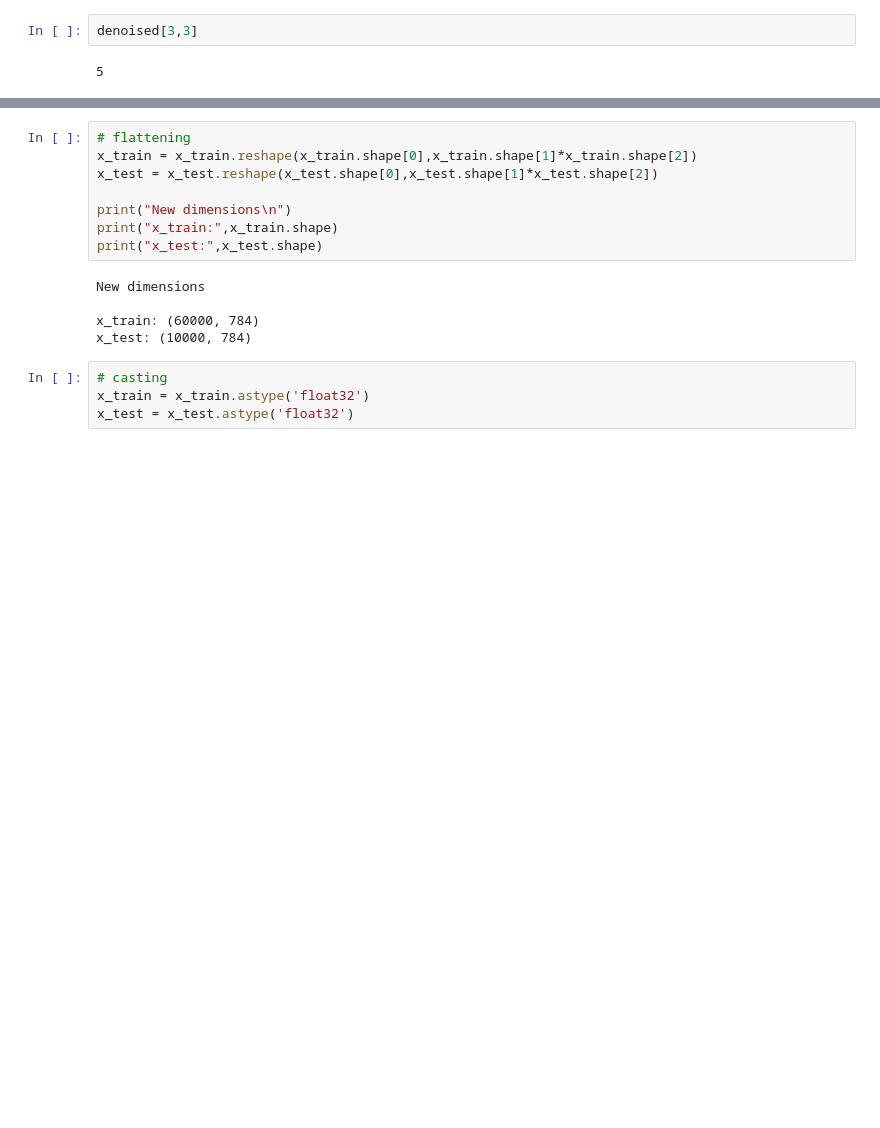
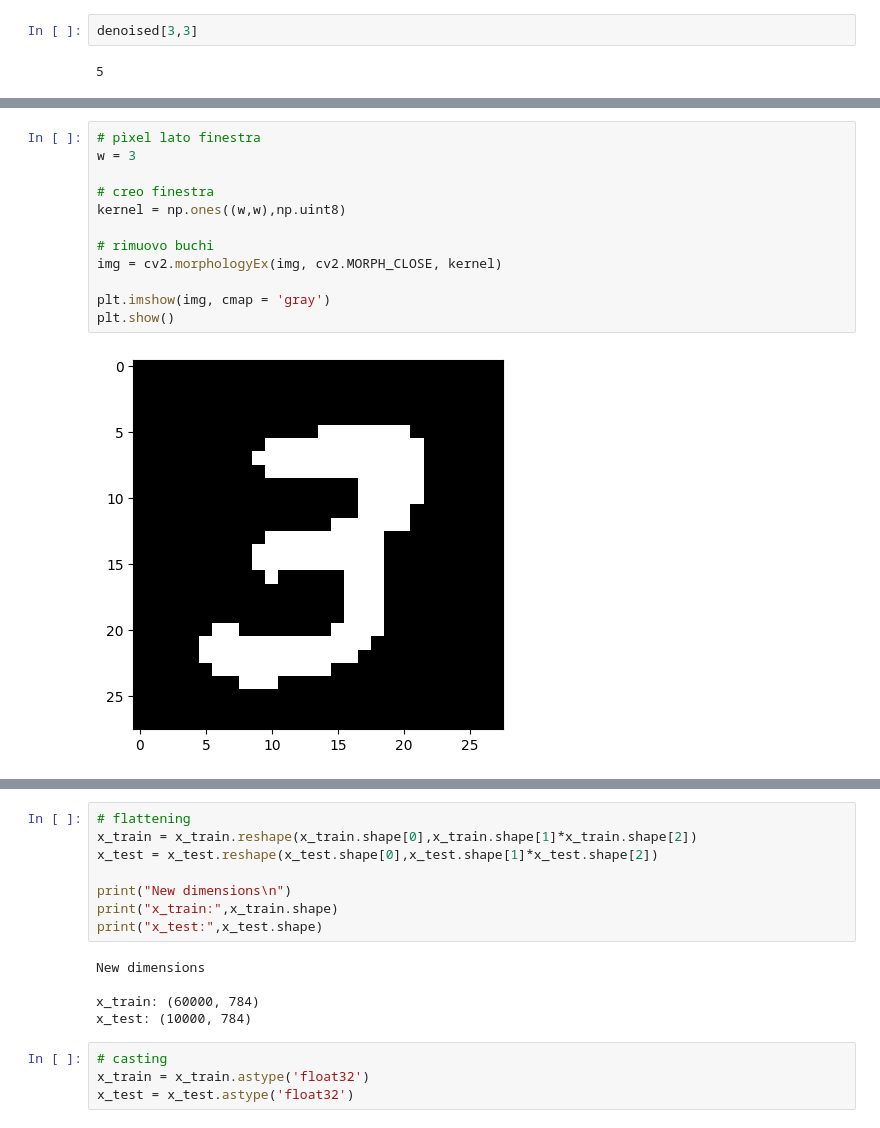
Before and after one commit to dennisangemi/machine-learning-for-physics, a Jupyter notebook: 4_mnist/code/my-mnist.ipynb, the cells around one changed output, grey strips where cells are left out. Drawn from its saved outputs; the diff is of its cells as text; blank space fills up the shorter version.

```diff
--- a/4_mnist/code/my-mnist.ipynb
+++ b/4_mnist/code/my-mnist.ipynb
@@ -140,0 +164,14 @@ error: OpenCV(4.7.0) /io/opencv/modules/imgproc/src/thresh.cpp:1555: error: (-2:
+# %%
+# pìxel lato finestra
+w = 3
+
+# creo finestra
+kernel = np.ones((w,w),np.uint8)
+
+# rimuovo buchi
+img = cv2.morphologyEx(img, cv2.MORPH_CLOSE, kernel)
+
+plt.imshow(img, cmap = 'gray')
+plt.show()
+# %% [output]
+[figure, added]
```
Also changed, not shown: parts of 15 cells of this notebook.
